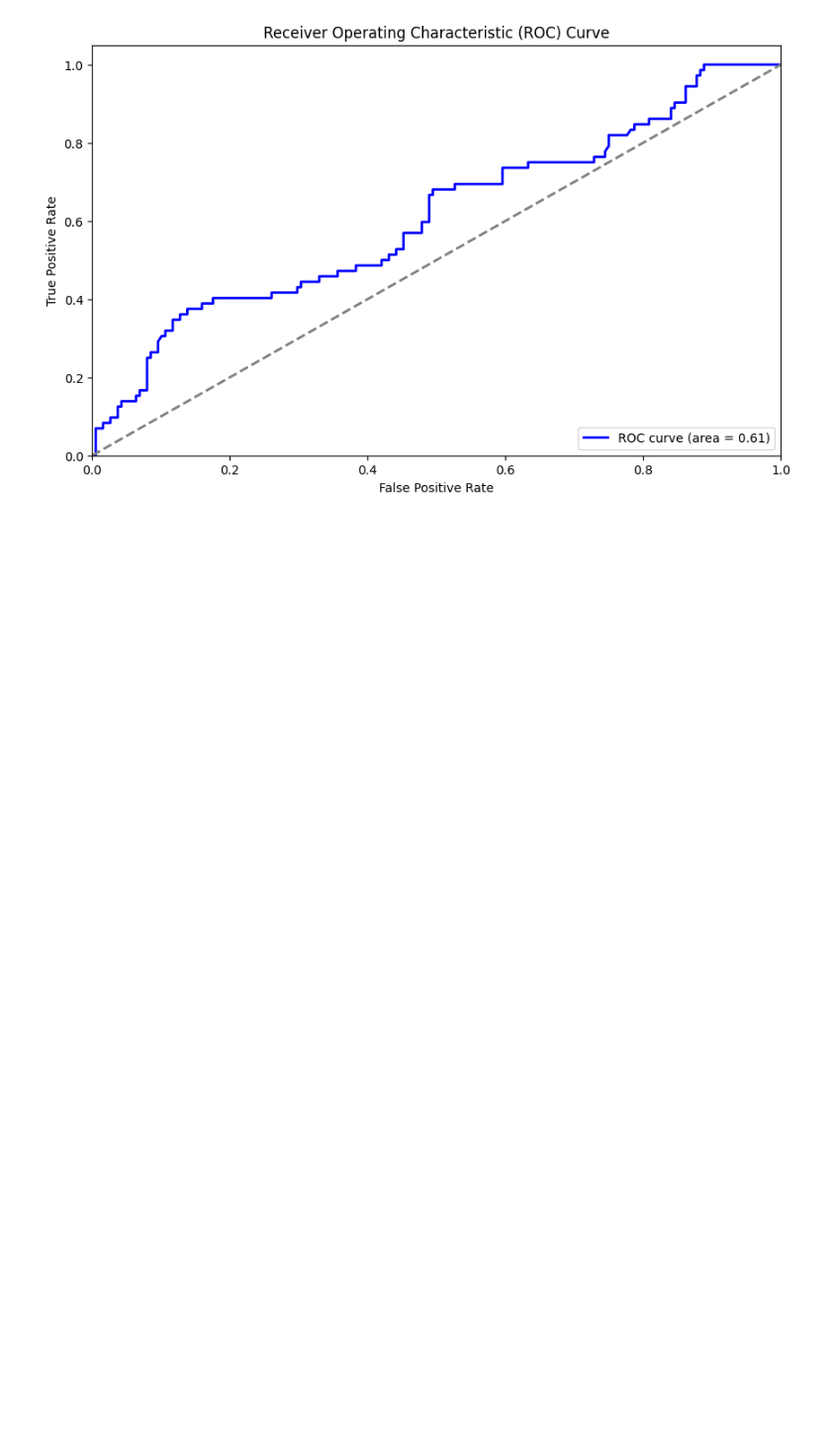
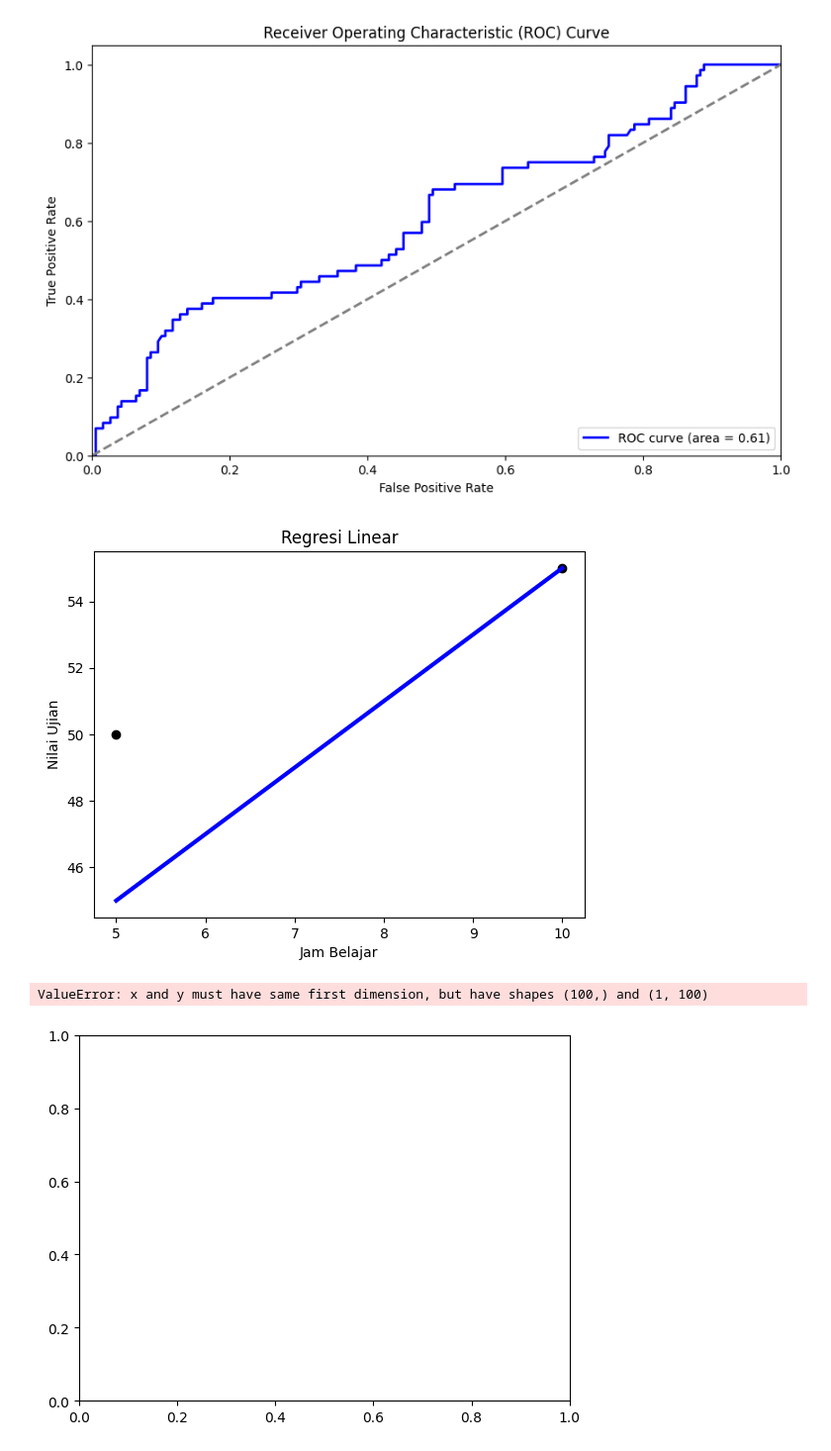
Before and after one commit to galennolan/Data-Mining, a Jupyter notebook: klasifikasi/logistic_regression.ipynb, the cells around one changed output. Shown at 99% size. Drawn from its saved outputs; the diff is of its cells as text; code cells hidden in the pictures; blank space fills up the shorter version.

```diff
--- a/klasifikasi/logistic_regression.ipynb
+++ b/klasifikasi/logistic_regression.ipynb
@@ -177,3 +177,79 @@ plt.show()
 weighted avg       0.63      0.55      0.57       260
 [figure]
 [figure]
+# %%
+import pandas as pd
+import numpy as np
+import matplotlib.pyplot as plt
+from sklearn.linear_model import LinearRegression, LogisticRegression
+from sklearn.model_selection import train_test_split
+
+# Data
+data = {
+    'Jam Belajar': [5, 10, 15, 20, 25, 30],
+    'Nilai Ujian': [50, 55, 65, 75, 85, 95],
+    'Lulus': [0, 0, 0, 1, 1, 1]
+}
+
+# Buat DataFrame
+df = pd.DataFrame(data)
+
+# Regresi Linear
+X = df[['Jam Belajar']]
+y = df['Nilai Ujian']
+
+# Split data into training and testing sets
+X_train, X_test, y_train, y_test = train_test_split(X, y, test_size=0.2, random_state=42)
+
+# Create a Linear Regression object
+linreg = LinearRegression()
+
+# Train the model on the training data
+linreg.fit(X_train, y_train)
+
+# Predict the target variable for the test data
+y_pred = linreg.predict(X_test)
+
+# Plot the data and the regression line
+plt.scatter(X_test, y_test, color="black")
+plt.plot(X_test, y_pred, color="blue", linewidth=3)
+plt.xlabel('Jam Belajar')
+plt.ylabel('Nilai Ujian')
+plt.title('Regresi Linear')
+plt.show()
+
+# Regresi Logistik
+X = df[['Jam Belajar']]
+y = df['Lulus']
+
+# Split data into training and testing sets
+X_train, X_test, y_train, y_test = train_test_split(X, y, test_size=0.2, random_state=42)
+
+# Create a Logistic Regression object
+logreg = LogisticRegression()
+
+# Train the model on the training data
+logreg.fit(X_train, y_train)
+
+# Predict the target variable for the test data
+y_pred = logreg.predict(X_test)
+
+# Plot the sigmoid function
+coef = logreg.coef_
+intercept = logreg.intercept_
+def sigmoid(x):
+    z = coef * x + intercept
+    return 1 / (1 + np.exp(-z))
+
+x = np.linspace(0, 30, 100)
+y = sigmoid(x)
+
+plt.plot(x, y)
+plt.xlabel('Jam Belajar')
+plt.ylabel('Probabilitas Lulus')
+plt.title('Regresi Logistik')
+plt.show()
+# %% [output]
+[figure, added]
+ValueError: x and y must have same first dimension, but have shapes (100,) and (1, 100)
+[figure, added]
```
Also changed, not shown: 11 other files.
